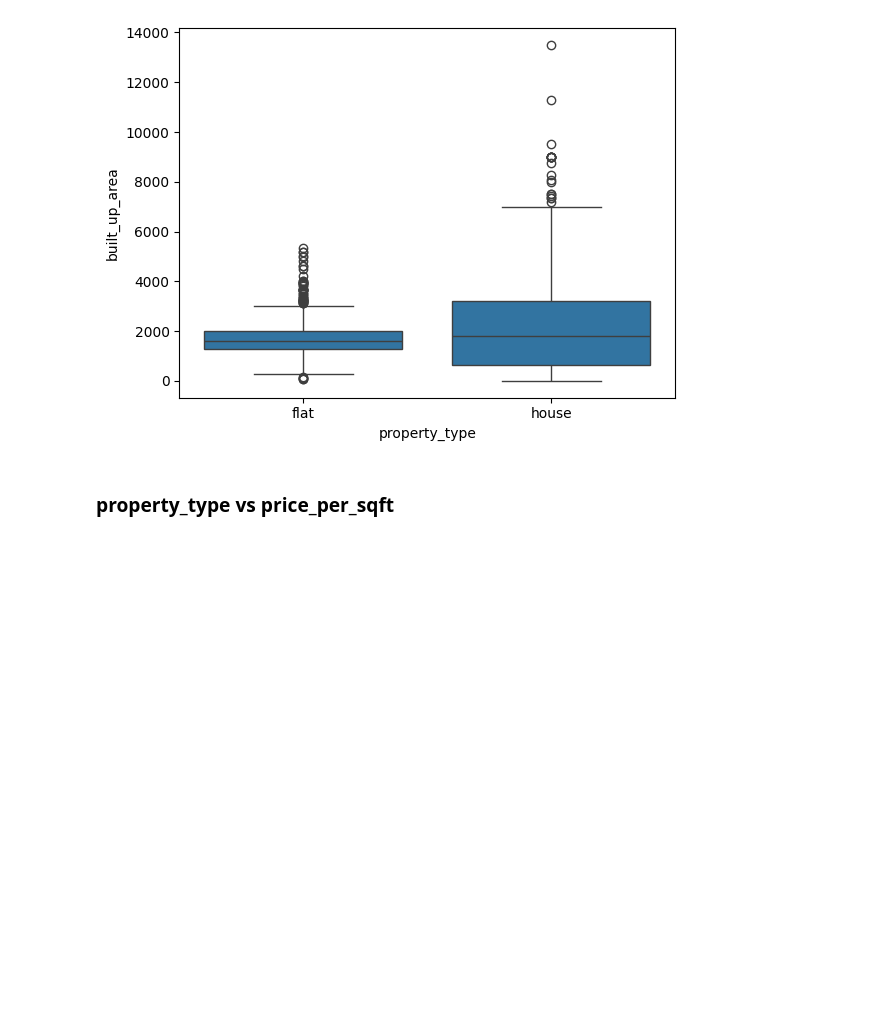
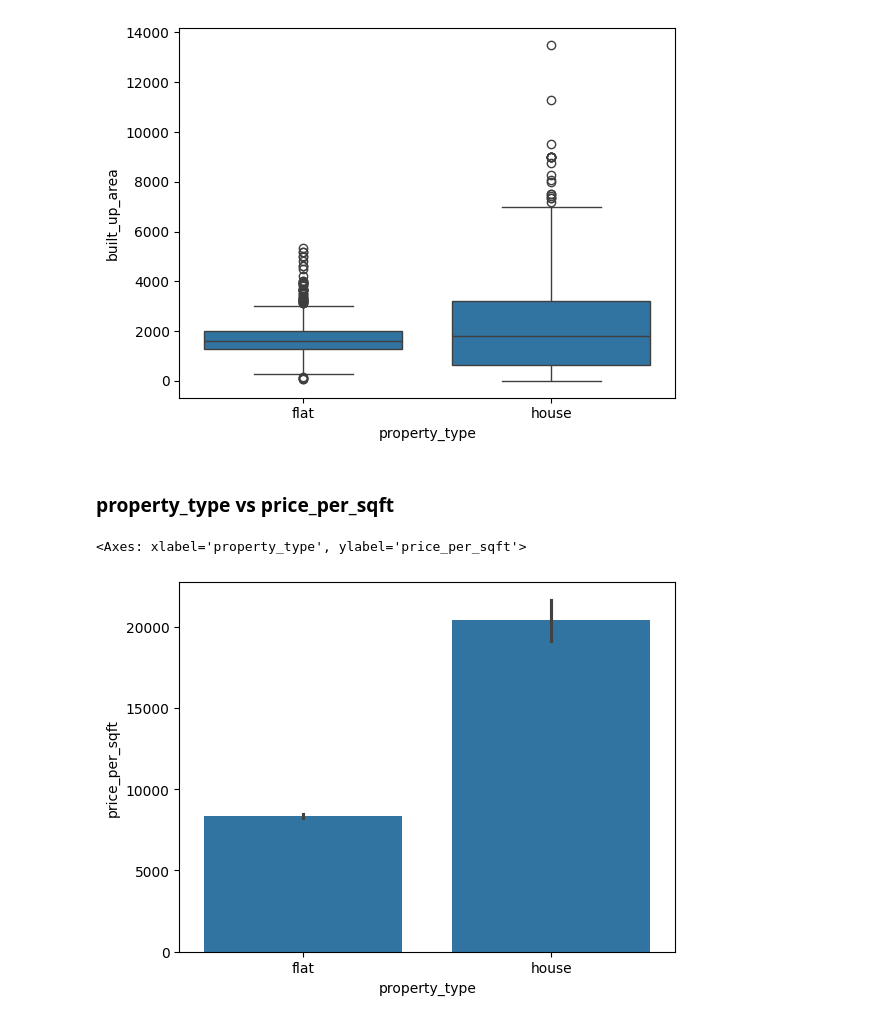
Before and after one commit to Kanishk90/Housing_Annalytics, a Jupyter notebook: Static_Notebooks/EDA_Notebook/Multivariate_analysis.ipynb, the cells around one changed output. Cells and saved outputs as stored; diff of their text form; code cells hidden in the pictures; blank space fills up the shorter version.

```diff
--- a/Static_Notebooks/EDA_Notebook/Multivariate_analysis.ipynb
+++ b/Static_Notebooks/EDA_Notebook/Multivariate_analysis.ipynb
@@ -74,3 +74,8 @@ sns.boxplot(x=df_fe['property_type'], y=df_fe['built_up_area'])
 [figure]
 # %% [markdown]
 ### property_type vs price_per_sqft
+# %%
+sns.barplot(x=df_fe['property_type'], y=df_fe['price_per_sqft'], estimator=np.median)
+# %% [output]
+<Axes: xlabel='property_type', ylabel='price_per_sqft'>
+[figure, added]
```
Also changed, not shown: parts of 36 cells of this notebook, 1 other file.
